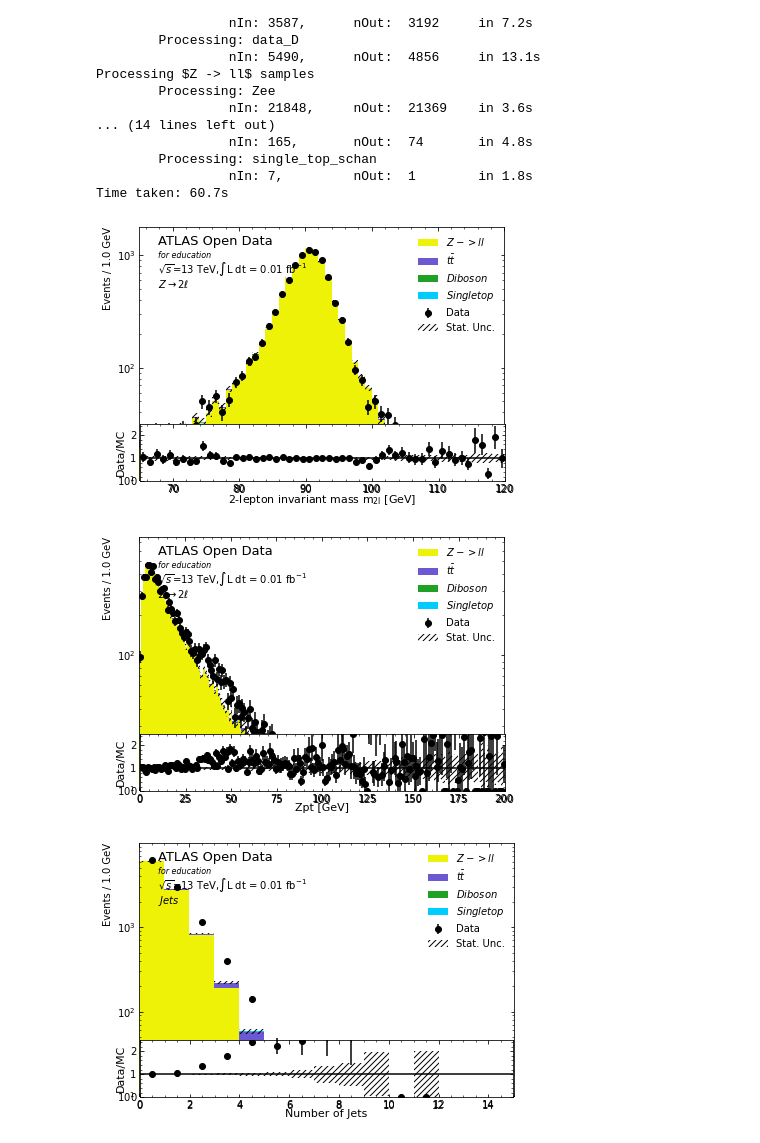
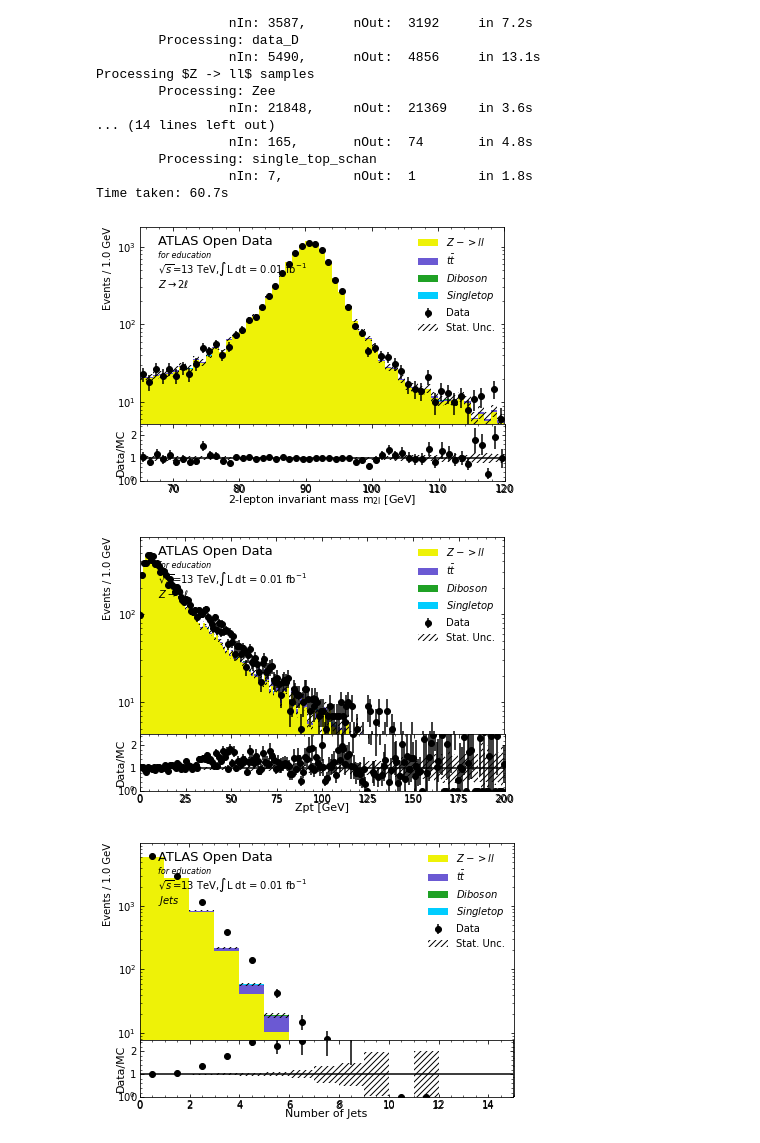
Before and after one commit to NikosKam/Z-ll, a Jupyter notebook: Z-ll.ipynb, the cells around one changed output. Saved outputs shown, nothing was run; the diff lists cells and outputs as text; code cells hidden in the pictures.

```diff
--- a/Z-ll.ipynb
+++ b/Z-ll.ipynb
@@ -340,7 +340,7 @@ def plot_data(data):
                          y=1, horizontalalignment='right')
 
     # set y-axis limits for main axes
-    main_axes.set_ylim( bottom=10, top=np.amax(data_x)*1.6 )
+    main_axes.set_ylim( bottom=1, top=np.amax(data_x)*1.6 )
 
     # add minor ticks on y-axis for main axes
     main_axes.yaxis.set_minor_locator( AutoMinorLocator() )
@@ -379,34 +379,35 @@ def plot_data(data):
     #logarithmic y-axis
     main_axes.set_yscale('log')
 
 
 
     # *************
     # Data/MC ratio
     # *************
     plt.axes([0.11,0.08,0.845,0.2]) #(left, bottom, width, height)
     ratio_axes = plt.gca()
     ratio_axes.errorbar( x=bin_centres, y=data_x/mc_x_tot, yerr=data_x_errors/mc_x_tot, fmt='ko')
     ratio_axes.bar(bin_centres,2*mc_x_err/mc_x_tot,bottom=1-mc_x_err/mc_x_tot,alpha=0.5,color='none',
         hatch="////",width=step_size)
     ratio_axes.plot(bin_edges,np.ones(len(bin_edges)),color='k')
     ratio_axes.set_xlim(left=xmin,right=bin_edges[-1])
     ratio_axes.xaxis.set_minor_locator(AutoMinorLocator()) # separation of x axis minor ticks
     ratio_axes.xaxis.set_label_coords(0.9,-0.2) # (x,y) of x axis label # 0.2 down from x axis
     ratio_axes.set_xlabel(r'2-lepton invariant mass $\mathrm{m_{2l}}$ [GeV]',fontname='sans-serif',fontsize=11)
     ratio_axes.tick_params(which='both',direction='in',top=True,labeltop=False,right=True,labelright=False)
     ratio_axes.set_ylim(bottom=0,top=2.5)
     ratio_axes.set_yticks([0,1,2])
     ratio_axes.yaxis.set_minor_locator(AutoMinorLocator())
     ratio_axes.set_ylabel(r'Data/MC',fontname='sans-serif',fontsize=11)
 
     return
 
 plot_data(data)
 plt.savefig("mll.png")
+plt.savefig("mll.pdf")
 plt.show()
 # %% [output]
-[figure, old version]
+[figure, new version]
 # %%
 #Plotting Zpt
 
@@ -491,7 +492,7 @@ def plot_data(data):
                          y=1, horizontalalignment='right')
 
     # set y-axis limits for main axes
-    main_axes.set_ylim( bottom=10, top=np.amax(data_x)*1.6 )
+    main_axes.set_ylim( bottom=1, top=np.amax(data_x)*1.6 )
 
     # add minor ticks on y-axis for main axes
     main_axes.yaxis.set_minor_locator( AutoMinorLocator() )
@@ -553,9 +554,10 @@ def plot_data(data):
 
 plot_data(data)
 plt.savefig("Zpt.png")
+plt.savefig("Zpt.pdf")
 plt.show()
 # %% [output]
-[figure, old version]
+[figure, new version]
 # %%
 #Plotting number of jets
 
@@ -640,7 +642,7 @@ def plot_data(data):
                          y=1, horizontalalignment='right')
 
     # set y-axis limits for main axes
-    main_axes.set_ylim( bottom=10, top=np.amax(data_x)*1.6 )
+    main_axes.set_ylim( bottom=1, top=np.amax(data_x)*1.6 )
 
     # add minor ticks on y-axis for main axes
     main_axes.yaxis.set_minor_locator( AutoMinorLocator() )
@@ -703,9 +705,10 @@ def plot_data(data):
 
 plot_data(data)
 plt.savefig("Number of Jets.png")
+plt.savefig("Number of Jets.pdf")
 plt.show()
 # %% [output]
-[figure, old version]
+[figure, new version]
 # %%
 #Plotting leading jet pt
 
```
Also changed, not shown: parts of 1 cell of this notebook.
